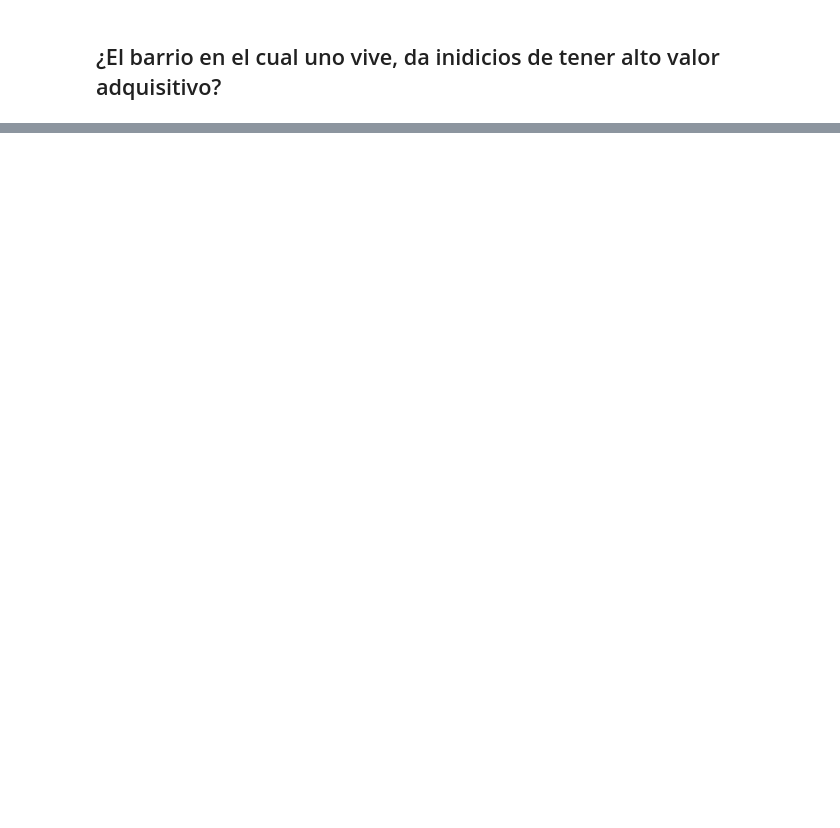
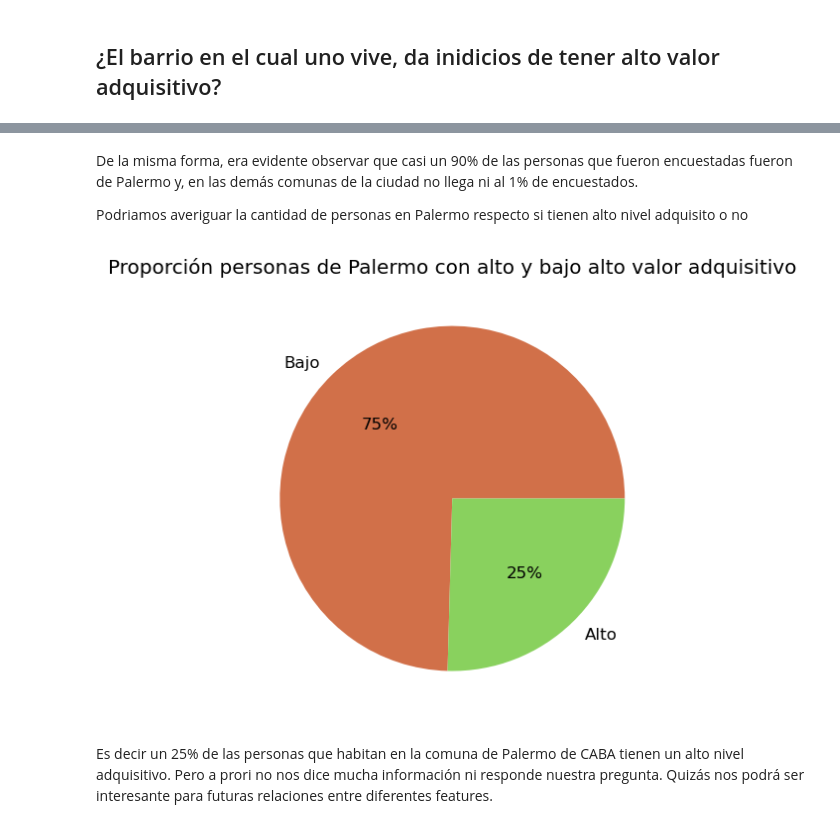
Before and after one commit to fjpacheco/machine-learning, a Jupyter notebook: version_1_playing.ipynb, the cells around one changed output, grey strips where cells are left out. Cells and saved outputs as stored; diff of their text form; code cells hidden in the pictures; blank space fills up the shorter version.

```diff
--- a/version_1_playing.ipynb
+++ b/version_1_playing.ipynb
@@ -812,0 +764,14 @@ quizas deba mostrar ese grafico
+# %% [markdown]
+De la misma forma, era evidente observar que casi un 90% de las personas que fueron encuestadas fueron de Palermo y, en las demás comunas de la ciudad no llega ni al 1% de encuestados.
+
+Podriamos averiguar la cantidad de personas en Palermo respecto si tienen alto nivel adquisito o no
+# %%
+plt.figure(figsize=(6.4, 4.8), dpi=120)
+plt.title('Proporción personas de Palermo con alto y bajo alto valor adquisitivo')
+plt.pie(df[df.barrio == 'Palermo'].tiene_alto_valor_adquisitivo.value_counts().sort_index(), labels= ['Bajo', 'Alto'], colors=['#D17049',"#89D15E"],autopct='%1.0f%%')
+plt.ylabel('')
+plt.show()
+# %% [output]
+[figure, added]
+# %% [markdown]
+Es decir un 25% de las personas que habitan en la comuna de Palermo de CABA tienen un alto nivel adquisitivo. Pero a prori no nos dice mucha información ni responde nuestra pregunta. Quizás nos podrá ser interesante para futuras relaciones entre diferentes features.
```
Also changed, not shown: parts of 18 cells of this notebook.
